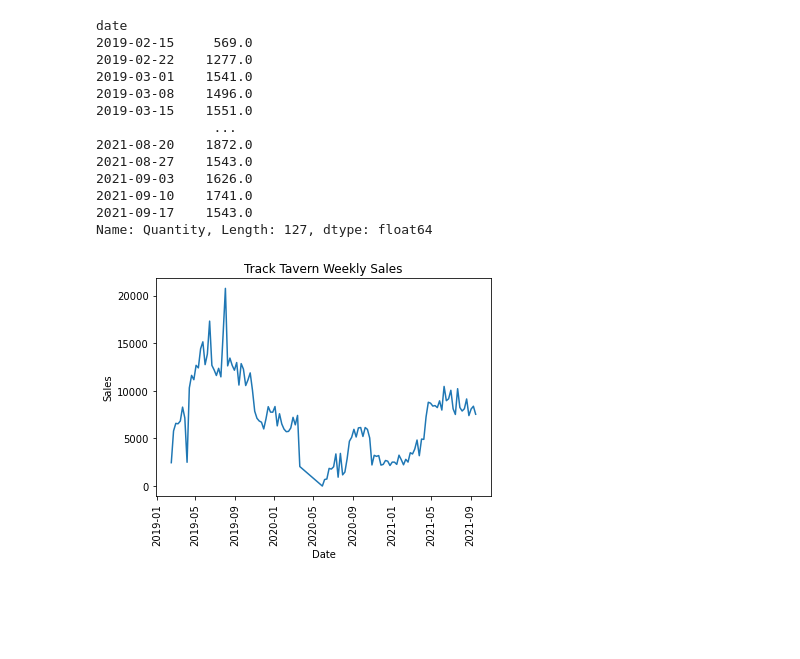
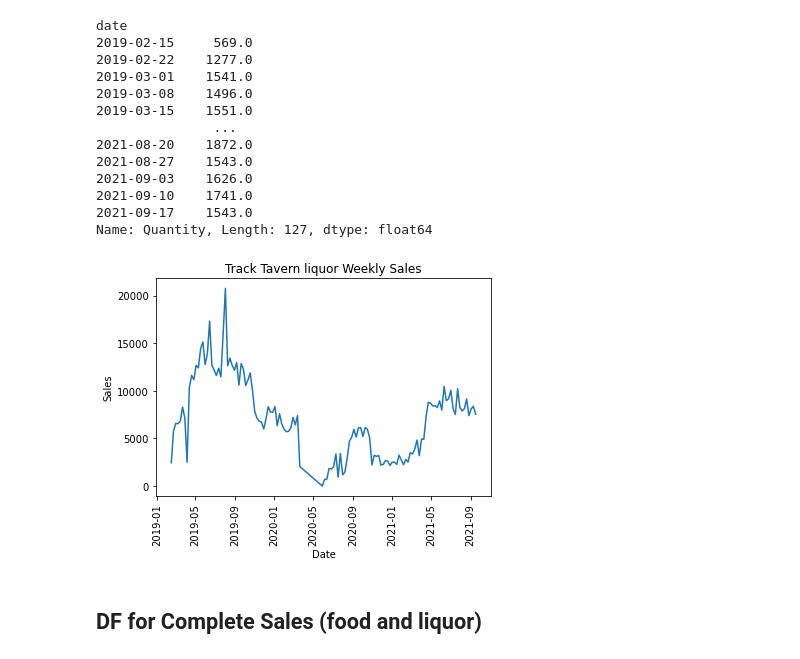
Before and after one commit to jilias/Tracks_Tavern_Data, a Jupyter notebook: sales_etl.ipynb, the cells around one changed output. Saved outputs shown, nothing was run; the diff lists cells and outputs as text; code cells hidden in the pictures; blank space fills up the shorter version.

Commit message:
added complete and food weekly sales df created line charts, word cloud and pie chart

```diff
--- a/sales_etl.ipynb
+++ b/sales_etl.ipynb
@@ -81,14 +84,16 @@ Name: Quantity, Length: 127, dtype: float64
 # %%
 plt.plot(liquor_total_weekly_sales.index, liquor_total_weekly_sales['Total Sales Amount'])
 
 # Create labels for the X and Y axis
 plt.xlabel("Date")
 plt.ylabel("Sales")
-plt.title('Track Tavern Weekly Sales')
+plt.title('Track Tavern liquor Weekly Sales')
 plt.xticks(rotation=90)
 
 # Save and display the chart
 #plt.savefig("")
 plt.show()
 # %% [output]
-[figure, old version]
+[figure, new version]
+# %% [markdown]
+## DF for Complete Sales (food and liquor)
```
Also changed, not shown: parts of 19 cells of this notebook.
